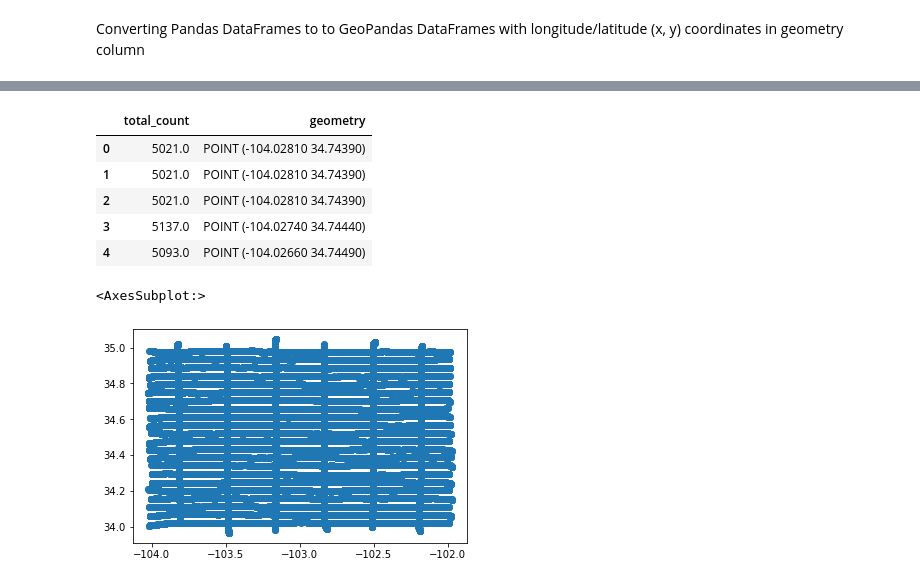
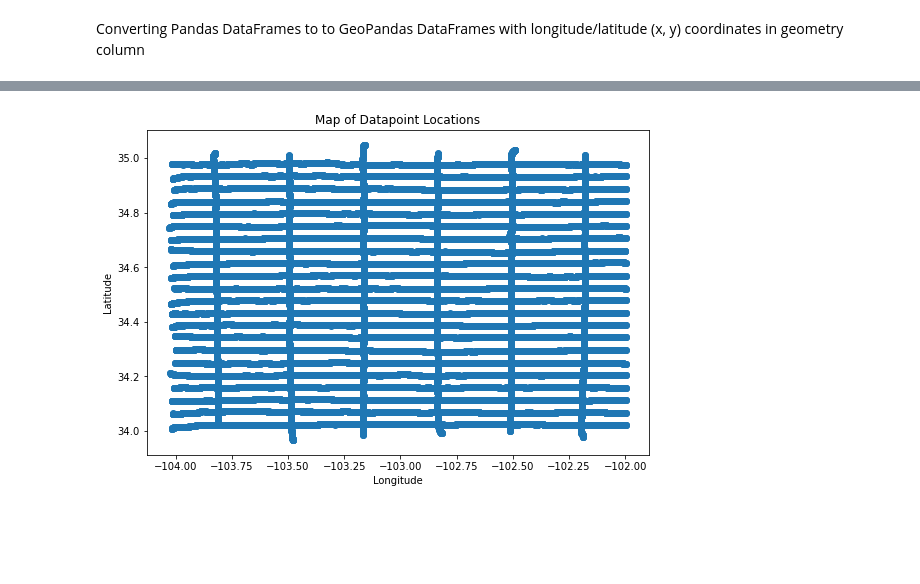
Before and after one commit to malbert131/FRI_Group_4_Project, a Jupyter notebook: main.ipynb, the cells around one changed output, grey strips where cells are left out. Cells and saved outputs as stored; diff of their text form; code cells hidden in the pictures; blank space fills up the shorter version.

```diff
--- a/main.ipynb
+++ b/main.ipynb
@@ -428,25 +425,9 @@ mag_geo_df.head()
-# %%
-# Sub-DataFrames to extract features from main radiometric DataFrame
-spatial_rad_df = rad_DataFrame.loc[:, "total_count"]
-rad_long = rad_DataFrame.loc[:, ["longitude"]].values
-rad_lat = rad_DataFrame.loc[:, ["latitude"]].values
-
-# Creates GeoSeries to store coordinate points
-rad_points = gp.GeoSeries.from_xy(x=rad_long, y=rad_lat)
-
-# GeoPandas GeoDataFrame of radioactivity count data
-rad_geo_df = gp.GeoDataFrame(spatial_rad_df, crs="EPSG:4326", geometry=rad_points)
-
-rad_geo_df.head()
-# %% [output]
-|  | total_count | geometry |
-| 0 | 5021.0 | POINT (-104.02810 34.74390) |
-| 1 | 5021.0 | POINT (-104.02810 34.74390) |
-| 2 | 5021.0 | POINT (-104.02810 34.74390) |
-| 3 | 5137.0 | POINT (-104.02740 34.74440) |
-| 4 | 5093.0 | POINT (-104.02660 34.74490) |
-# %%
-rad_geo_df.plot()
-# %% [output]
-<AxesSubplot:>
-[figure, removed]
+# %%
+# Spatial map of data locations
+spatial_geo_df.plot(figsize=(9, 9))
+plt.title("Map of Datapoint Locations")
+plt.xlabel("Longitude")
+plt.ylabel("Latitude")
+plt.show()
+# %% [output]
+[figure, added]
```
Also changed, not shown: parts of 7 cells of this notebook.
